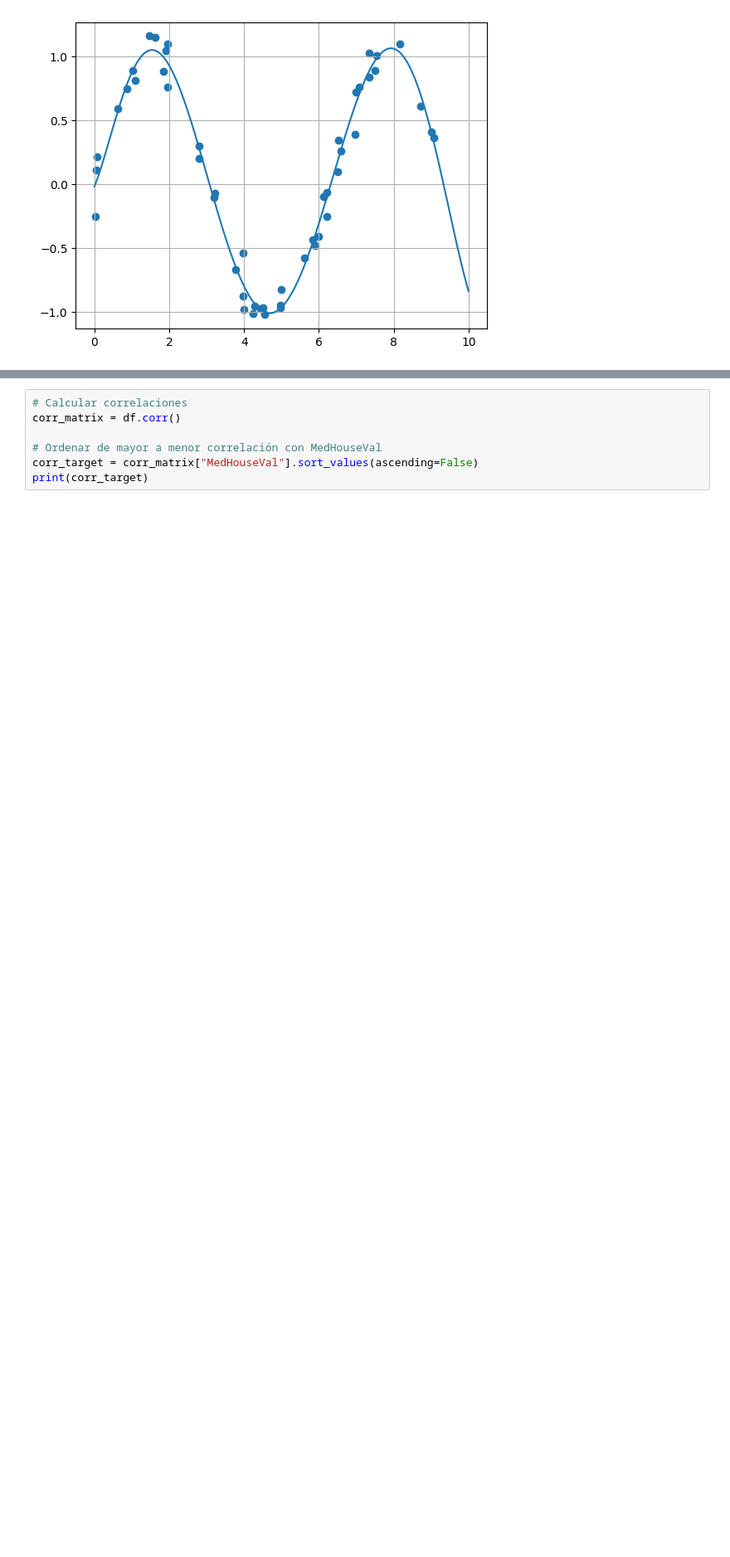
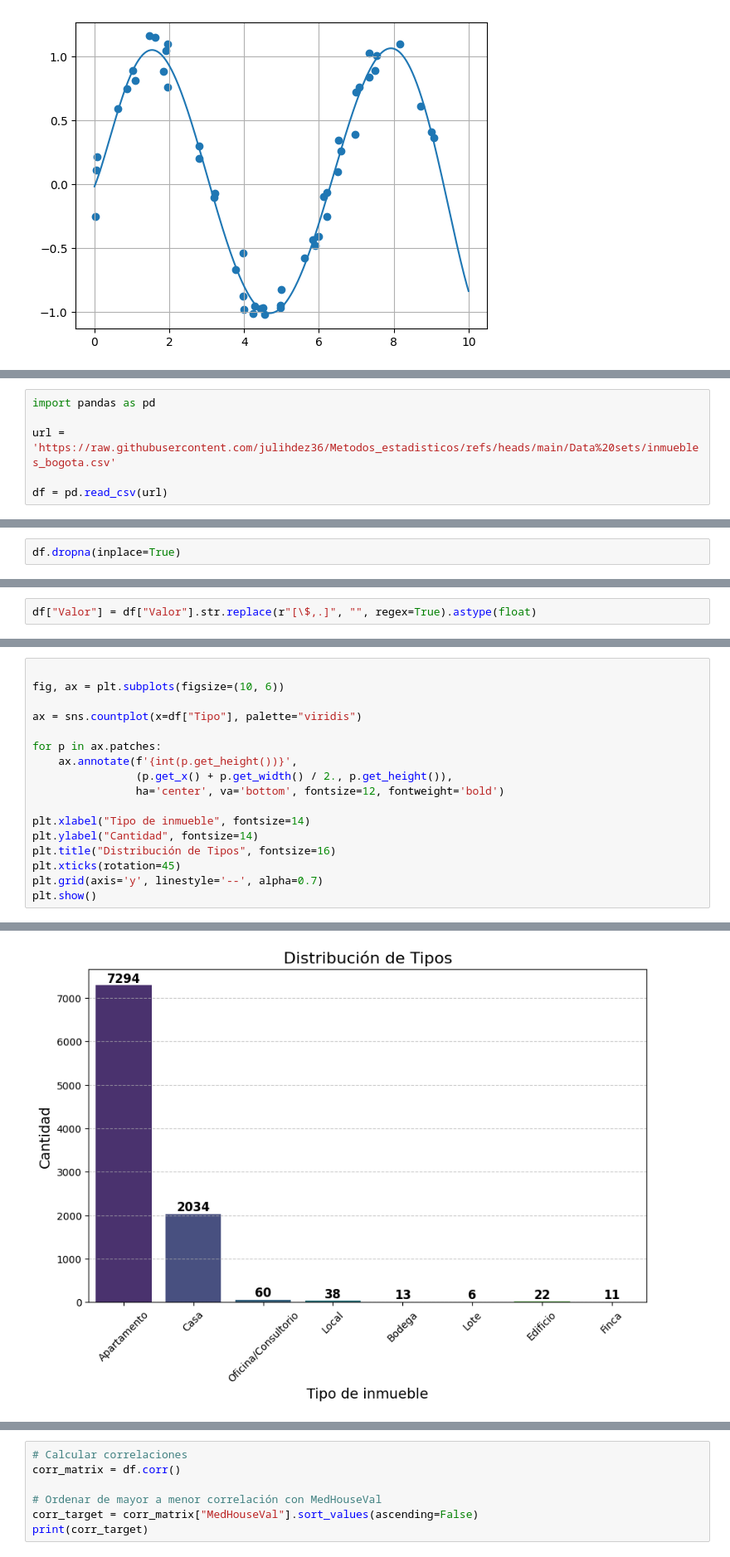
Before and after one commit to julihdez36/Metodos_estadisticos, a Jupyter notebook: Regresion lineal.ipynb, the cells around one changed output, grey strips where cells are left out. Shown at 83% size. Cells and saved outputs as stored; diff of their text form; blank space fills up the shorter version.

```diff
--- a/Regresion lineal.ipynb
+++ b/Regresion lineal.ipynb
@@ -116,0 +130,6 @@ df = data.frame  # Pandas DataFrame con las variables
+# %%
+import pandas as pd
+
+url = 'https://raw.githubusercontent.com/julihdez36/Metodos_estadisticos/refs/heads/main/Data%20sets/inmuebles_bogota.csv'
+
+df = pd.read_csv(url)
@@ -134,3 +176,5 @@ df.shape, df.head()
+# %%
+df.dropna(inplace=True)
 # %%
 df.info()
 # %% [output]
@@ -156,0 +196,2 @@ df.hist(figsize=(12, 15));
+# %%
+df["Valor"] = df["Valor"].str.replace(r"[\$,.]", "", regex=True).astype(float)
@@ -156,0 +211,18 @@ df.hist(figsize=(12, 15));
+# %%
+
+fig, ax = plt.subplots(figsize=(10, 6))
+
+ax = sns.countplot(x=df["Tipo"], palette="viridis")
+
+for p in ax.patches:
+    ax.annotate(f'{int(p.get_height())}',
+                (p.get_x() + p.get_width() / 2., p.get_height()),
+                ha='center', va='bottom', fontsize=12, fontweight='bold')
+
+plt.xlabel("Tipo de inmueble", fontsize=14)
+plt.ylabel("Cantidad", fontsize=14)
+plt.title("Distribución de Tipos", fontsize=16)
+plt.xticks(rotation=45)
+plt.grid(axis='y', linestyle='--', alpha=0.7)
+plt.show()
+# %% [output]
@@ -156,0 +232 @@ df.hist(figsize=(12, 15));
+[figure, added]
```
Also changed, not shown: parts of 23 cells of this notebook.
